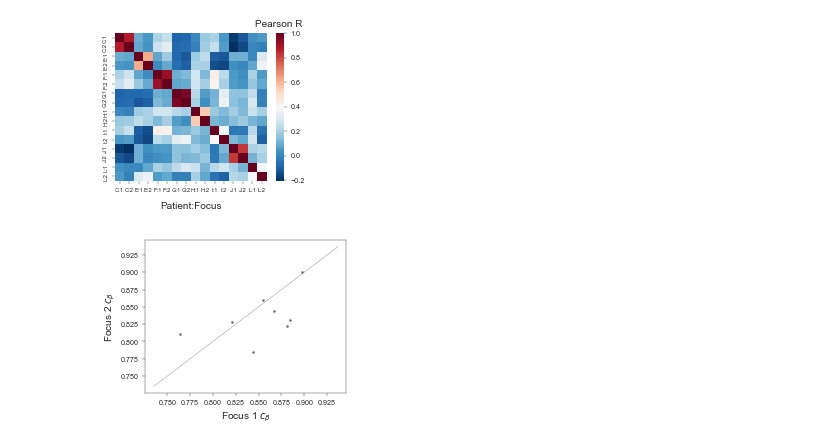
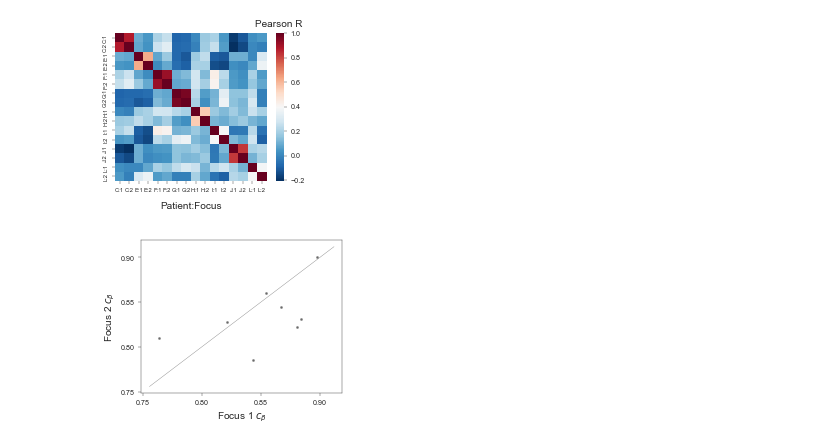
Before and after one commit to danmonyak/EpiClockInvasiveBRCA, a Jupyter notebook: Analysis/Multi-sample.ipynb, the cells around one changed output. Drawn from its saved outputs; the diff is of its cells as text; code cells hidden in the pictures.

```diff
--- a/Analysis/Multi-sample.ipynb
+++ b/Analysis/Multi-sample.ipynb
@@ -4,12 +4,11 @@ import numpy as np
 import os
 import sys
 import seaborn as sns
+import matplotlib.patches as mpatches
 from matplotlib import colormaps
 import matplotlib.pyplot as plt
 import EpiClockInvasiveBRCA.src.util as epi_util
 from EpiClockInvasiveBRCA.src.consts import consts
-
-consts = getConsts()
 # %%
 beta_values = {}
 sample_map = {}
@@ -180,27 +237,26 @@ c_beta_table_by_patient = sample_map['Desmedt'].reset_index().pivot(index='patie
 c_beta_table_by_patient['1'] = c_beta_table_by_patient['1'].map(c_beta)
 c_beta_table_by_patient['2'] = c_beta_table_by_patient['2'].map(c_beta)
 # %%
-# change x and y lim to be square
-
-outfile_name = 'bifocal_age_comparison.pdf'
-
 fig, ax = plt.subplots(figsize=figsize * sf)
 
-pts_range = (c_beta_table_by_patient.min().min()*0.95, c_beta_table_by_patient.max().max()*1.05)
+pts_range = (c_beta_table_by_patient.min().min()*0.98, c_beta_table_by_patient.max().max()*1.02)
 pts_arr = np.linspace(pts_range[0], pts_range[1], 100)
-# pts_arr = np.linspace(0, 1, 100)
 
 sns.scatterplot(ax=ax, data=c_beta_table_by_patient, x='1', y='2', color='dimgray', s=50 * sf**2)
 
 ax.set_xlabel('Focus 1 $c_β$', fontsize=labelfontsize * sf)
 ax.set_ylabel('Focus 2 $c_β$', fontsize=labelfontsize * sf)
 ax.tick_params(axis='both', labelsize=ticksfontsize * sf, width=sf, length=8 * sf)
 
 ax.set_xlim(pts_range[0], pts_range[1])
 ax.set_ylim(pts_range[0], pts_range[1])
 
+ticks = np.linspace(0.75, 0.9, 4)
+ax.set_xticks(ticks)
+ax.set_yticks(ticks)
+
 ax.plot(pts_arr[4:-4], pts_arr[4:-4], color="grey", linestyle='solid', linewidth=1.0 * sf)
 
-plt.savefig(os.path.join(figure_outdir, outfile_name), format='pdf')
+plt.savefig(os.path.join(figure_outdir, 'bifocal_age_comparison.pdf'), format='pdf')
 # %% [output]
-[figure, old version]
+[figure, new version]
```
Also changed, not shown: parts of 4 cells of this notebook, 9 other files.
